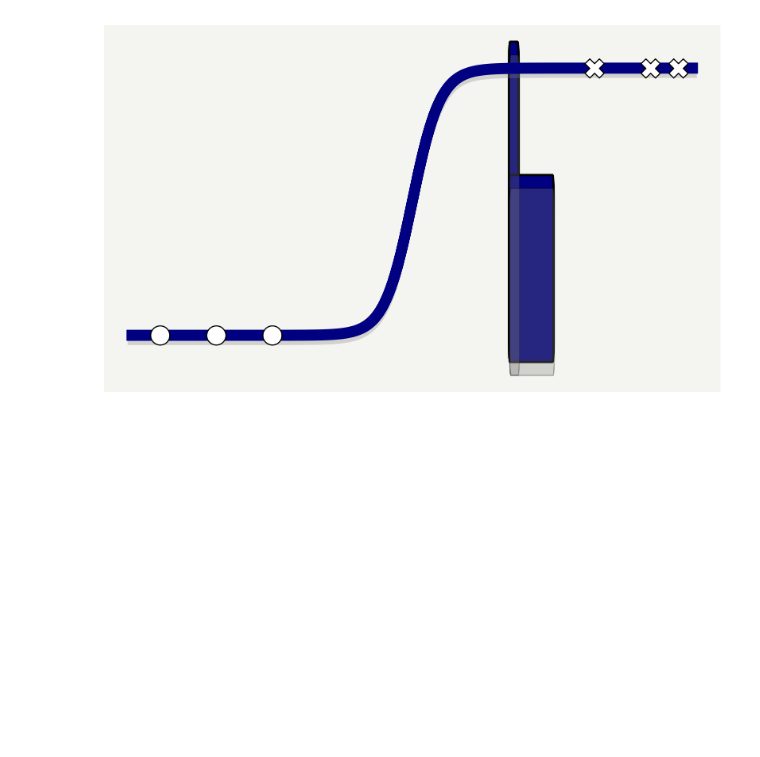
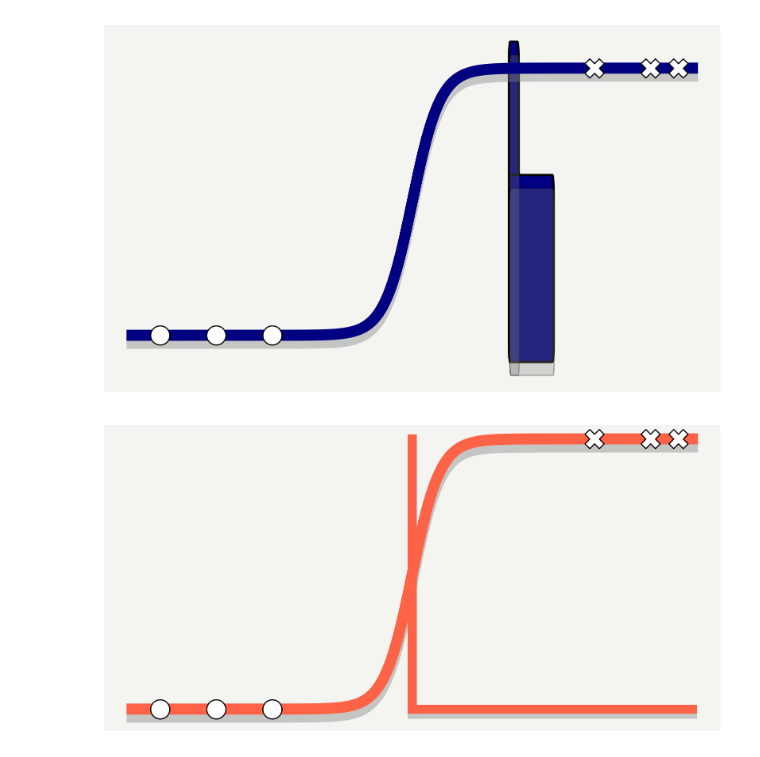
Before and after one commit to nipunbatra/blog, a Jupyter notebook: posts/2024-Jan-2-logo.ipynb, the cells around one changed output. Cells and saved outputs as stored; diff of their text form; code cells hidden in the pictures; blank space fills up the shorter version.

```diff
--- a/posts/2024-Jan-2-logo.ipynb
+++ b/posts/2024-Jan-2-logo.ipynb
@@ -215,3 +215,53 @@ ax.spines['bottom'].set_visible(False)
 plt.show()
 # %% [output]
 [figure]
+# %%
+import numpy as np
+import matplotlib.pyplot as plt
+
+# Sigmoid function
+def sigmoid(x):
+    return 1 / (1 + np.exp(-x))
+
+# Generate data
+x_range = np.linspace(-20, 20, 800)
+y_range = sigmoid(x_range)
+
+fig, ax = plt.subplots(figsize=(10, 5))
+
+# Plot sigmoid function with shadow
+ax.plot(x_range, y_range, label='Sigmoid Function', color='tomato', lw=10, zorder=3)
+ax.plot(x_range, y_range - 0.03, color='grey', lw=10, alpha=0.4, zorder=2)
+
+# Draw 'S' using 'X' markers
+xs_plus = np.array([13, 17, 19])
+ys_plus = sigmoid(xs_plus)
+ax.scatter(xs_plus, ys_plus, color='white', edgecolor='black', marker='X', s=300, zorder=4)
+
+# Draw 'S' using 'o' markers
+xs_o = np.array([-10, -14, -18])
+ys_o = sigmoid(xs_o)
+ax.scatter(xs_o, ys_o, color='white', edgecolor='black', marker='o', s=300, zorder=4)
+
+# Draw thick 'L' shaped coordinate axes
+ax.plot([0, 20], [0, 0], color='tomato', lw=8, zorder=3)  # Positive x-axis
+ax.plot([0, 0], [0, 1], color='tomato', lw=8, zorder=3)   # Positive y-axis
+
+# Draw shadow for 'L' shaped coordinate axes
+ax.plot([0, 20], [-0.02, -0.02], color='grey', lw=8, alpha=0.4, zorder=2)  # Shadow for x-axis
+ax.plot([0.05, 0.05], [0, 1], color='grey', lw=8, alpha=0.4, zorder=2)    # Shadow for y-axis
+
+# Set the face color of the plot area to grey
+ax.set_facecolor('#F4F4F0')
+
+# Remove ticks and labels
+ax.set_xticks([])
+ax.set_yticks([])
+
+# Remove spines
+ax.spines['top'].set_visible(False)
+ax.spines['right'].set_visible(False)
+ax.spines['left'].set_visible(False)
+ax.spines['bottom'].set_visible(False)
+# %% [output]
+[figure, added]
```
Also changed, not shown: parts of 1 cell of this notebook.
